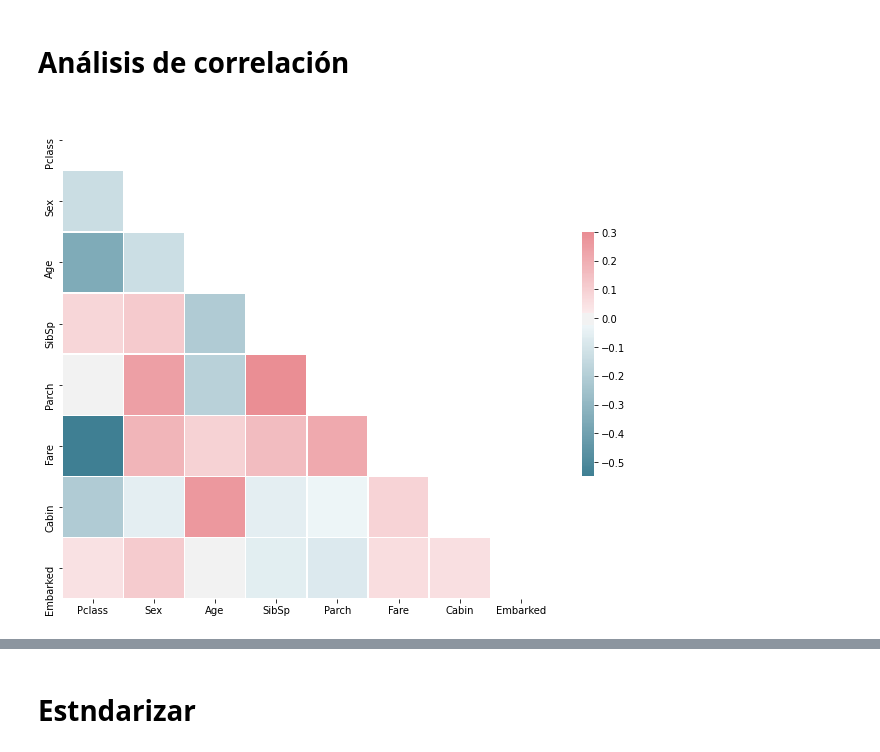
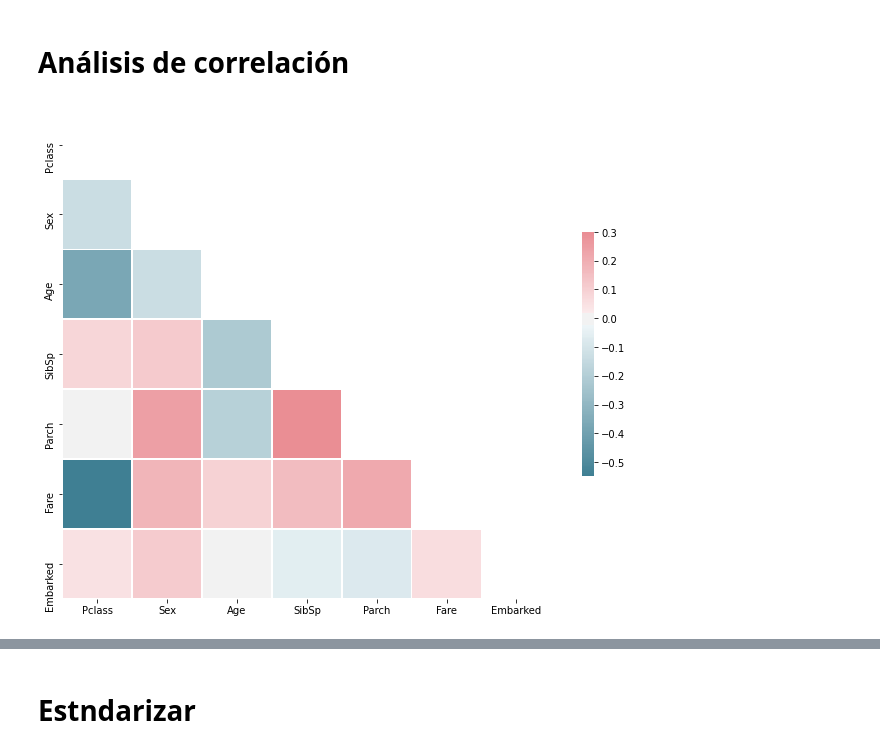
Before and after one commit to dmar10862/uoc_tipologia_y_ciclo_de_vida_de_los_datos_practica_2, a Jupyter notebook: src/UOC_M2851_DataAnalysis.ipynb, the cells around one changed output, grey strips where cells are left out. Saved outputs shown, nothing was run; the diff lists cells and outputs as text; code cells hidden in the pictures.

```diff
--- a/src/UOC_M2851_DataAnalysis.ipynb
+++ b/src/UOC_M2851_DataAnalysis.ipynb
@@ -81,8 +74,7 @@ drwxr-xr-x 1 root root  4096 May 15 06:19 ..
 # Cargar Datos
 # %%
 # Cargar dataset como Pandas DataFrame
-df_train_orig = pd.read_csv('datasets/train.csv')
-df_train = df_train_orig.copy()
+df_train = pd.read_csv('datasets/train.csv', index_col = 'PassengerId')
 display(df_train.shape)
 display(df_train.head())
 # %% [output]
@@ -96,10 +89,11 @@ display(df_train.head())
 # %%
 # Separar las caracteristicas de la variable a estimar
-X = df_train.drop(columns=['Survived'])
-y = df_train[['Survived']]
+X_train = df_train.copy()
+y_train = X_train[['Survived']]
+X_train = X_train.drop(columns=['Survived'])
 
-display(X.shape)
-display(X.head())
-display(y.shape)
-display(y.head())
+display(X_train.shape)
+display(X_train.head())
+display(y_train.shape)
+display(y_train.head())
 # %% [output]
@@ -138,4 +131,8 @@ X_test = X_test.drop(columns=['PassengerId', 'Ticket', 'Name'])
 # %% [markdown]
 # Limpieza de datos
+# %%
+# Deajar solo variables útiles
+X_train = X_train.drop(columns=['Ticket', 'Name', 'Cabin'])
+X_test = X_test.drop(columns=['Ticket', 'Name', 'Cabin'])
 # %%
 # Convertir variables en numéricas
@@ -223,11 +193,11 @@ display(X_test.describe())
 # https://scikit-learn.org/dev/modules/generated/sklearn.impute.KNNImputer.html
 
 # Se asigna a la variable imp un objeto del tipo KNNImputer
-imp = KNNImputer()
+imp = KNNImputer().fit(X_train)
 
 # Se aplica la transformación para cada atributo
-X = pd.DataFrame(imp.fit_transform(X), columns = X.columns)
+X_train = pd.DataFrame(imp.transform(X_train), columns = X_train.columns)
 
 # Se analiza la distribución del dataframe
-display(X.describe())
+display(X_train.describe())
 # %% [output]
@@ -276,19 +242,19 @@ plot = sns.distplot(X['Cabin']);
 # %%
 # https://seaborn.pydata.org/examples/many_pairwise_correlations.html
 # Compute the correlation matrix
-corr = X.corr()
+corr = X_train.corr()
 
 # Generate a mask for the upper triangle
 mask = np.triu(np.ones_like(corr, dtype=np.bool))
 
 # Set up the matplotlib figure
 f, ax = plt.subplots(figsize=(11, 9))
 
 # Generate a custom diverging colormap
 cmap = sns.diverging_palette(220, 10, as_cmap=True)
 
 # Draw the heatmap with the mask and correct aspect ratio
 plot = sns.heatmap(corr, mask=mask, cmap=cmap, vmax=.3, center=0,
             square=True, linewidths=.5, cbar_kws={"shrink": .5})
 # %% [output]
-[figure, old version]
+[figure, new version]
```
Also changed, not shown: parts of 28 cells of this notebook.
